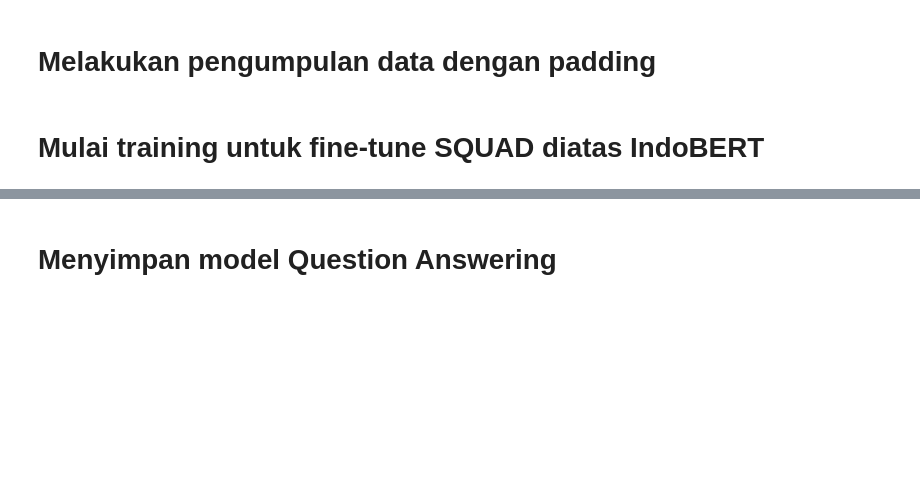
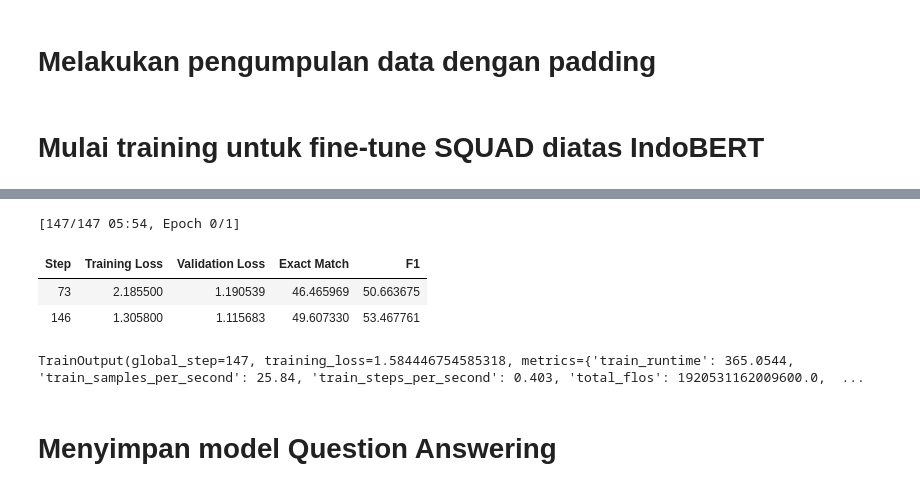
Before and after one commit to muhammadravi251001/qas-with-indonli, a Jupyter notebook: utilities/Alur 2 - newest.ipynb, the cells around one changed output, grey strips where cells are left out. Drawn from its saved outputs; the diff is of its cells as text; code cells hidden in the pictures; blank space fills up the shorter version.

```diff
--- a/utilities/Alur 2 - newest.ipynb
+++ b/utilities/Alur 2 - newest.ipynb
@@ -509,3 +563,11 @@ trainer_qa = Trainer(
+# %%
+trainer_qa.train()
+# %% [output]
+[147/147 05:54, Epoch 0/1]
+| Step | Training Loss | Validation Loss | Exact Match | F1 |
+| 73 | 2.185500 | 1.190539 | 46.465969 | 50.663675 |
+| 146 | 1.305800 | 1.115683 | 49.607330 | 53.467761 |
+TrainOutput(global_step=147, training_loss=1.584446754585318, metrics={'train_runtime': 365.0544, 'train_samples_per_second': 25.84, 'train_steps_per_second': 0.403, 'total_flos': 1920531162009600.0,  ...
 # %% [markdown]
 # Menyimpan model Question Answering
 # %%
```
Also changed, not shown: parts of 37 cells of this notebook.
